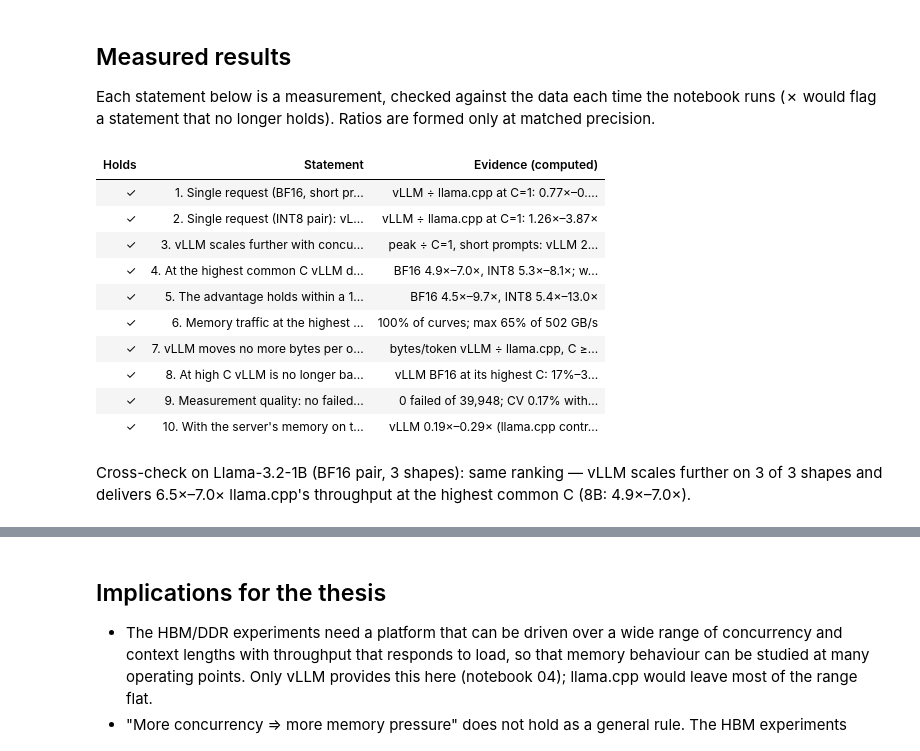
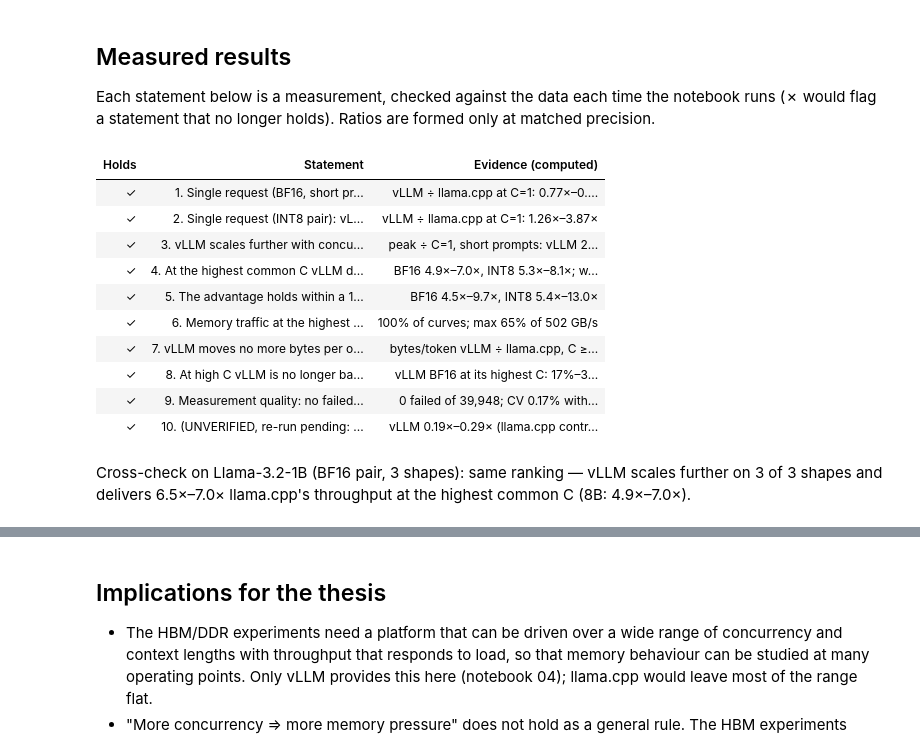
Before and after one commit to struggling-student/llm-backend-analysis, a Jupyter notebook: notebooks/backend_selection/09_backend_selection_summary.ipynb, the cells around one changed output, grey strips where cells are left out. Cells and saved outputs as stored; diff of their text form; code cells hidden in the pictures.

```diff
--- a/notebooks/backend_selection/09_backend_selection_summary.ipynb
+++ b/notebooks/backend_selection/09_backend_selection_summary.ipynb
@@ -315,7 +315,7 @@ claims = [
     Claim("9. Measurement quality: no failed request; ratios far exceed within-server and cross-node spread",
           bool(reps["failed"].sum() == 0), f"{K['failed_requests']} failed of {K['measured_requests']}; CV {K['throughput_cv_median']} "
           f"within server; {K['cross_node_diff_c16']} across nodes at C=16"),
-    Claim("10. With the server's memory on the other socket's node vLLM keeps less than half of its throughput in every regime tested, and at high concurrency by more than remote bandwidth alone explains",
+    Claim("10. (UNVERIFIED, re-run pending: the remote vLLM points ran without the image's tcmalloc/Intel OpenMP preload) With the server's memory on the other socket's node vLLM keeps less than half of its throughput in every regime tested, and at high concurrency by more than remote bandwidth alone explains",
           bool((mb_v["throughput_ratio"] < 0.5).all() and (mb_hi["throughput_ratio"] < 0.5 * mb_hi["bandwidth_only_ratio_bound"]).all()),
           f"vLLM {K['membind_throughput_ratio_vllm']} (llama.cpp control {K['membind_throughput_ratio_llamacpp_c1']}); at high C the bandwidth-only bound is {K['membind_bandwidth_only_bound_high_c']}; "
           f"modelled remote traffic {K['membind_remote_roof_share_high_c']} of the {K['membind_remote_stream_gbs']} GB/s remote roof (notebook 11)"),
@@ -326,34 +326,34 @@ show(f"Cross-check on {registry.model_label(next(m for m in pts['model'].unique(
      f"same ranking — vLLM scales further on {int((v1['peak_over_c1'] > l1['peak_over_c1']).sum())} of {len(v1)} shapes and delivers "
      f"{K['ratio_at_highest_common_c_1b']} llama.cpp's throughput at the highest common C (8B: {K['ratio_at_highest_common_c']}).")
 evidence = pd.DataFrame([
     ("Single request, throughput, short prompts (BF16)", f"vLLM ÷ llama.cpp {K['c1_throughput_ratio_short_prompts']}", "llama.cpp"),
     ("Single request, time to first token (C=1, BF16)", f"llama.cpp ÷ vLLM TTFT {K['c1_ttft_llamacpp_over_vllm_bf16']}", "vLLM"),
     ("Single request, throughput (INT8 pair)", f"vLLM ÷ llama.cpp {K['c1_throughput_ratio_int8']}", "vLLM"),
     ("Scaling with concurrency (peak ÷ C=1, short prompts)", f"vLLM {K['vllm_peak_over_c1_short']} vs llama.cpp {K['llamacpp_peak_over_c1_short']}", "vLLM"),
     ("Throughput at equal high concurrency", f"vLLM ÷ llama.cpp {K['ratio_at_highest_common_c']} (BF16), {K['ratio_at_highest_common_c_int8']} (INT8)", "vLLM"),
     ("Best operating point vs best operating point (8B)", f"vLLM ÷ llama.cpp {K['peak_ratio_8b']} (BF16), {K['peak_ratio_8b_int8']} (INT8)", "vLLM"),
     ("Throughput under a 100 ms TPOT budget", f"vLLM ÷ llama.cpp {K['throughput_ratio_tpot_budget_100ms']} (BF16), {K['throughput_ratio_tpot_budget_100ms_int8']} (INT8)", "vLLM"),
     ("Batched step efficiency", f"per-token step cost falls {K['step_cost_drop_vllm']} (vLLM) vs {K['step_cost_drop_llamacpp']} (llama.cpp)", "vLLM"),
     ("Memory bytes per output token", f"vLLM ÷ llama.cpp {K['bytes_per_output_token_ratio_c1_bf16']} at C=1, {K['bytes_per_output_token_ratio_c8_plus_bf16']} at C ≥ 8 (BF16)", "descriptive"),
     ("Share of the memory roof at C=1 (short prompts, BF16)", f"llama.cpp {K['c1_memory_roof_share_short_llamacpp_bf16']}, vLLM {K['c1_memory_roof_share_short_vllm_bf16']}", "descriptive"),
     ("Peak share of sustainable bandwidth", f"{K['max_bw_share']} (single-request decode); traffic falls with C on {K['curves_traffic_falls']} of curves", "neither saturates"),
     ("Roofline position at high concurrency", f"vLLM {K['vllm_bw_share_highest_c']} of bandwidth, best {K['roofline_vllm_best_share_gemm_roof']} of the AMX GEMM roof; llama.cpp best {K['roofline_llamacpp_best_share_compute_roof']} of its roof", "vLLM"),
     ("INT8 pair: AMX use of llama.cpp Q8_0", f"AMX busy {K['llamacpp_int8_amx_busy']}; offline {K['llamacpp_int8_offline_share_amx_int8_roof']} of the AMX INT8 roof; busy ÷ modelled {K['llamacpp_int8_amx_busy_over_modelled']}", "kernel efficiency differs"),
     ("Measurement quality", f"{K['failed_requests']} failed of {K['measured_requests']} requests; CV {K['throughput_cv_median']} within server, {K['cross_node_diff_c16']} across nodes (C=16); {K['littles_law_points_beyond_5pct']} points beyond ±5% of Little's law", "both"),
 ], columns=["Criterion", "Measured result", "Favours"])
 export_table(evidence, "evidence_summary")
 # %% [output]
 | Holds | Statement | Evidence (computed) |
 | ✓ | 1. Single request (BF16, short pr... | vLLM ÷ llama.cpp at C=1: 0.77×–0.... |
 | ✓ | 2. Single request (INT8 pair): vL... | vLLM ÷ llama.cpp at C=1: 1.26×–3.87× |
 | ✓ | 3. vLLM scales further with concu... | peak ÷ C=1, short prompts: vLLM 2... |
 | ✓ | 4. At the highest common C vLLM d... | BF16 4.9×–7.0×, INT8 5.3×–8.1×; w... |
 | ✓ | 5. The advantage holds within a 1... | BF16 4.5×–9.7×, INT8 5.4×–13.0× |
 | ✓ | 6. Memory traffic at the highest ... | 100% of curves; max 65% of 502 GB/s |
 | ✓ | 7. vLLM moves no more bytes per o... | bytes/token vLLM ÷ llama.cpp, C ≥... |
 | ✓ | 8. At high C vLLM is no longer ba... | vLLM BF16 at its highest C: 17%–3... |
 | ✓ | 9. Measurement quality: no failed... | 0 failed of 39,948; CV 0.17% with... |
-| ✓ | 10. With the server's memory on t... | vLLM 0.19×–0.29× (llama.cpp contr... |
+| ✓ | 10. (UNVERIFIED, re-run pending: ... | vLLM 0.19×–0.29× (llama.cpp contr... |
 Cross-check on Llama-3.2-1B (BF16 pair, 3 shapes): same ranking — vLLM scales further on 3 of 3 shapes and delivers 6.5×–7.0× llama.cpp's throughput at the highest common C (8B: 4.9×–7.0×).
 # %% [markdown]
 ## Interpretation
```
Also changed, not shown: parts of 2 cells of this notebook, 3 other files.
